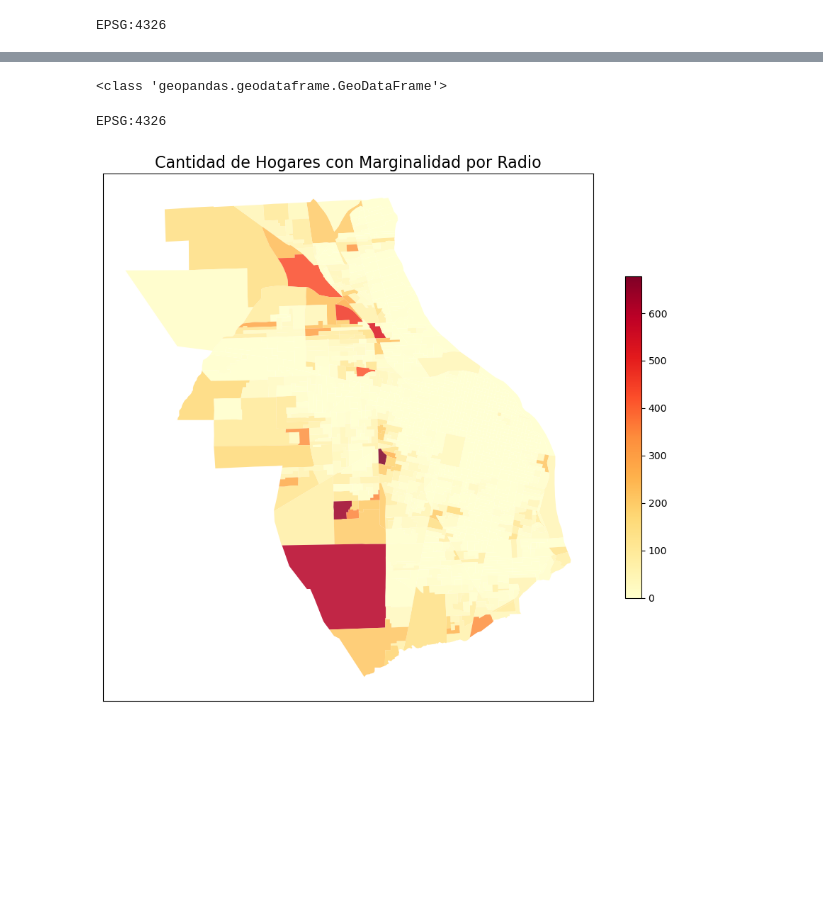
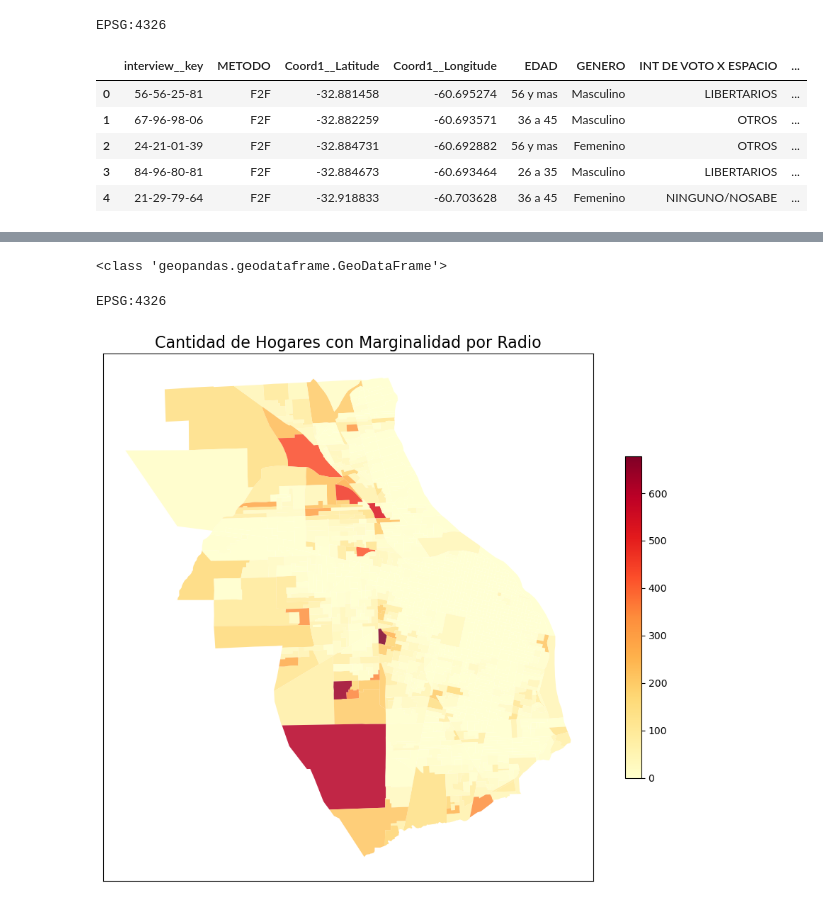
Before and after one commit to palulloa/metodo, a Jupyter notebook: Intención de voto/Georreferenciado.ipynb, the cells around one changed output, grey strips where cells are left out. Cells and saved outputs as stored; diff of their text form; code cells hidden in the pictures; blank space fills up the shorter version.

```diff
--- a/Intención de voto/Georreferenciado.ipynb
+++ b/Intención de voto/Georreferenciado.ipynb
@@ -40,6 +40,15 @@ barrios = gpd.GeoDataFrame(barrios, geometry=barrios.geometry)
 radios.set_crs(epsg=4326, inplace=True)
 barrios.set_crs(epsg=4326, inplace=True)
 print("")
+# %%
+df_bar.head()
+# %% [output]
+|  | interview__key | METODO | Coord1__Latitude | Coord1__Longitude | EDAD | GENERO | INT DE VOTO X ESPACIO | ... |
+| 0 | 56-56-25-81 | F2F | -32.881458 | -60.695274 | 56 y mas | Masculino | LIBERTARIOS | ... |
+| 1 | 67-96-98-06 | F2F | -32.882259 | -60.693571 | 36 a 45 | Masculino | OTROS | ... |
+| 2 | 24-21-01-39 | F2F | -32.884731 | -60.692882 | 56 y mas | Femenino | OTROS | ... |
+| 3 | 84-96-80-81 | F2F | -32.884673 | -60.693464 | 26 a 35 | Masculino | LIBERTARIOS | ... |
+| 4 | 21-29-79-64 | F2F | -32.918833 | -60.703628 | 36 a 45 | Femenino | NINGUNO/NOSABE | ... |
 # %%
 df_rad = gpd.sjoin(gdf, radios, how="inner", predicate="within")
 df_bar = gpd.sjoin(gdf, barrios, how="left", predicate="within")
```
Also changed, not shown: parts of 4 cells of this notebook.
